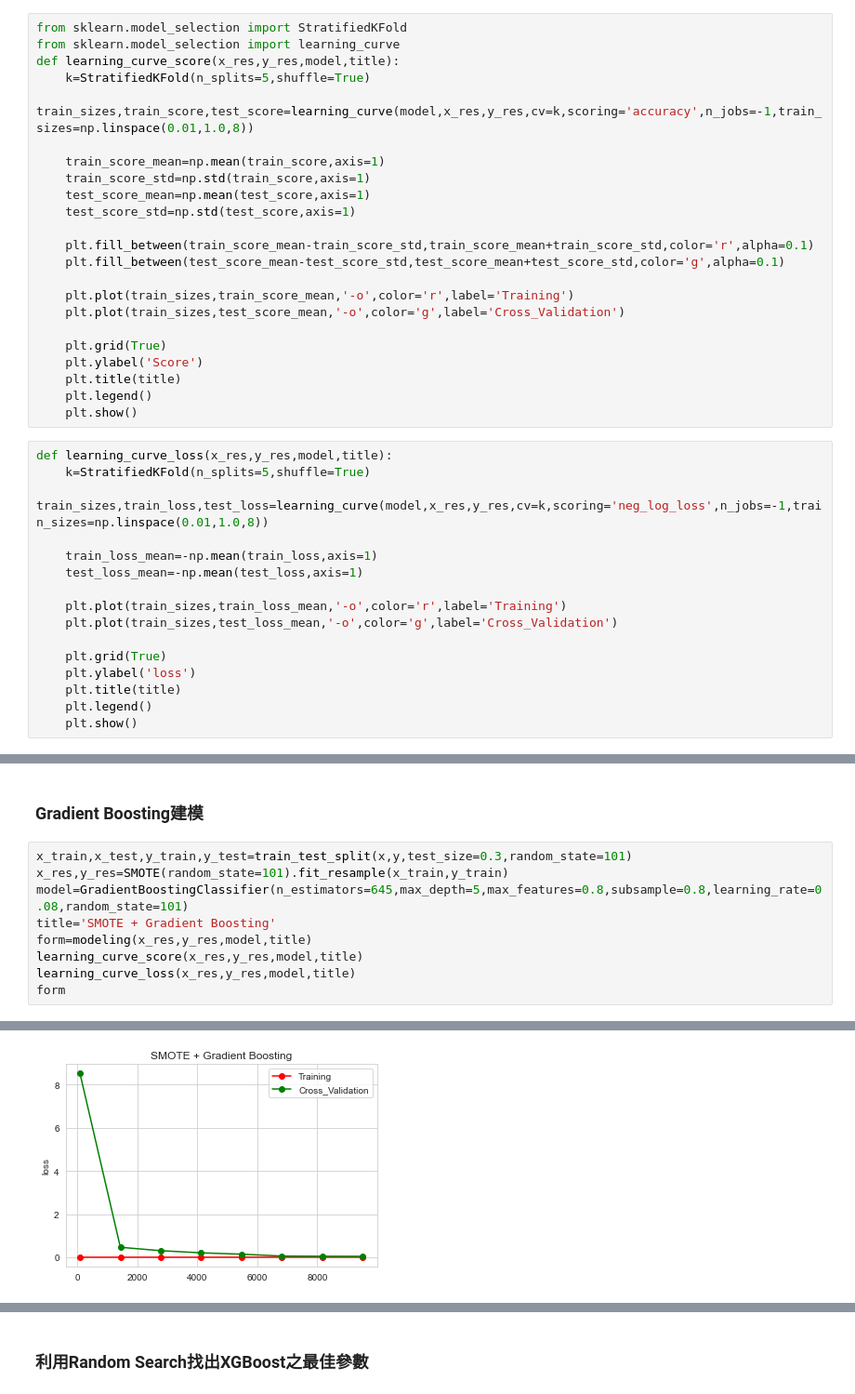
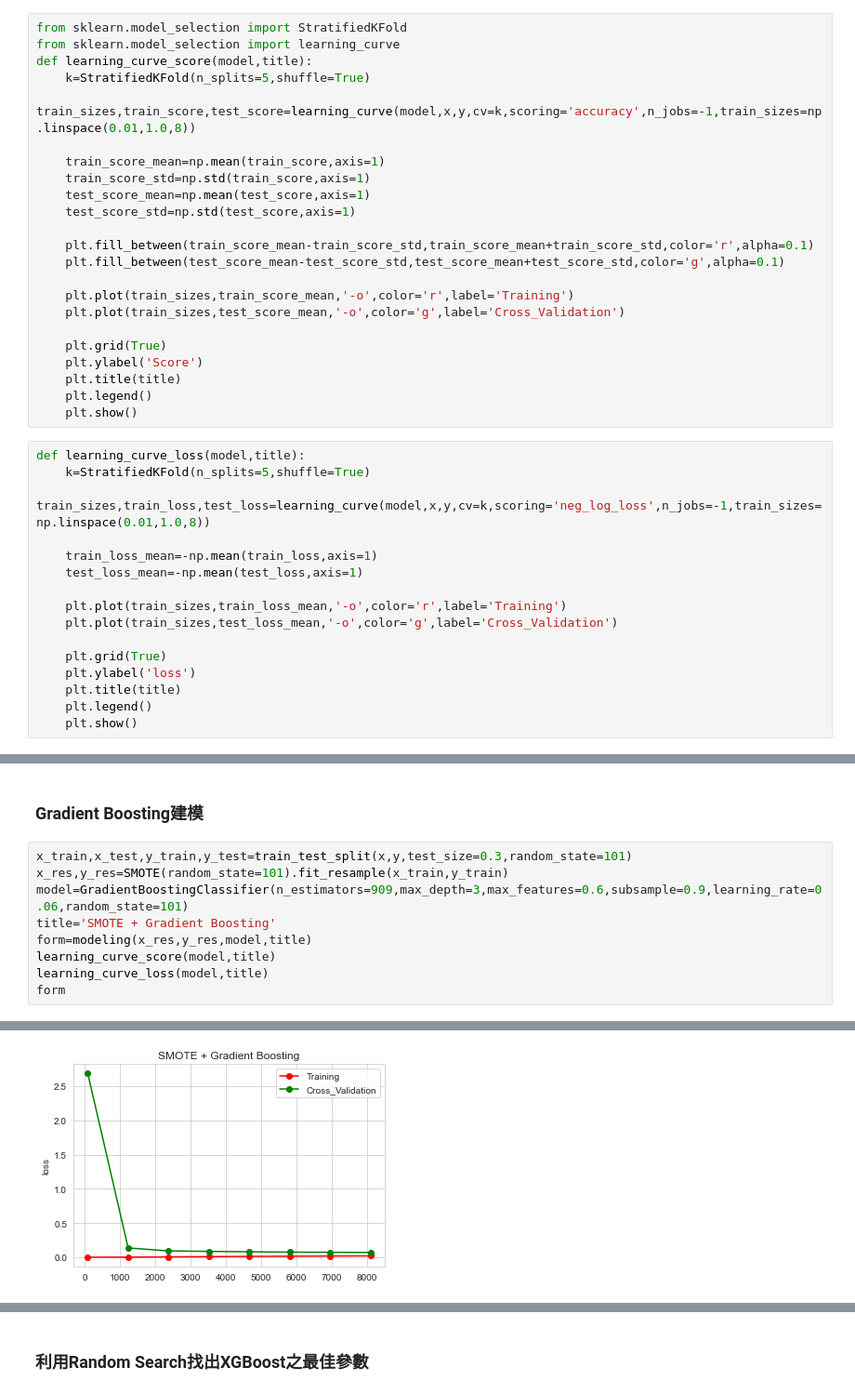
Before and after one commit to jason272727/Side-Project, a Jupyter notebook: Project2.ipynb, the cells around one changed output, grey strips where cells are left out. Shown at 93% size. Cells and saved outputs as stored; diff of their text form.

```diff
--- a/Project2.ipynb
+++ b/Project2.ipynb
@@ -528,9 +528,9 @@ def modeling(x,y,model,title):
 # %%
 from sklearn.model_selection import StratifiedKFold
 from sklearn.model_selection import learning_curve
-def learning_curve_score(x_res,y_res,model,title):
+def learning_curve_score(model,title):
     k=StratifiedKFold(n_splits=5,shuffle=True)
-    train_sizes,train_score,test_score=learning_curve(model,x_res,y_res,cv=k,scoring='accuracy',n_jobs=-1,train_sizes=np.linspace(0.01,1.0,8))
+    train_sizes,train_score,test_score=learning_curve(model,x,y,cv=k,scoring='accuracy',n_jobs=-1,train_sizes=np.linspace(0.01,1.0,8))
 
     train_score_mean=np.mean(train_score,axis=1)
     train_score_std=np.std(train_score,axis=1)
@@ -549,9 +549,9 @@ def learning_curve_score(x_res,y_res,model,title):
     plt.legend()
     plt.show()
 # %%
-def learning_curve_loss(x_res,y_res,model,title):
+def learning_curve_loss(model,title):
     k=StratifiedKFold(n_splits=5,shuffle=True)
-    train_sizes,train_loss,test_loss=learning_curve(model,x_res,y_res,cv=k,scoring='neg_log_loss',n_jobs=-1,train_sizes=np.linspace(0.01,1.0,8))
+    train_sizes,train_loss,test_loss=learning_curve(model,x,y,cv=k,scoring='neg_log_loss',n_jobs=-1,train_sizes=np.linspace(0.01,1.0,8))
 
     train_loss_mean=-np.mean(train_loss,axis=1)
     test_loss_mean=-np.mean(test_loss,axis=1)
@@ -642,11 +644,11 @@ print(grad_smote_optimal.best_score_)
 # %%
 x_train,x_test,y_train,y_test=train_test_split(x,y,test_size=0.3,random_state=101)
 x_res,y_res=SMOTE(random_state=101).fit_resample(x_train,y_train)
-model=GradientBoostingClassifier(n_estimators=645,max_depth=5,max_features=0.8,subsample=0.8,learning_rate=0.08,random_state=101)
+model=GradientBoostingClassifier(n_estimators=909,max_depth=3,max_features=0.6,subsample=0.9,learning_rate=0.06,random_state=101)
 title='SMOTE + Gradient Boosting'
 form=modeling(x_res,y_res,model,title)
-learning_curve_score(x_res,y_res,model,title)
-learning_curve_loss(x_res,y_res,model,title)
+learning_curve_score(model,title)
+learning_curve_loss(model,title)
 form
 # %% [output]
 [figure]
@@ -667,2 +669,2 @@ Times:19.17
-[figure, old version]
+[figure, new version]
 |  | Accuracy | F1 | AUC | Speed(s) |
```
Also changed, not shown: parts of 12 cells of this notebook.
